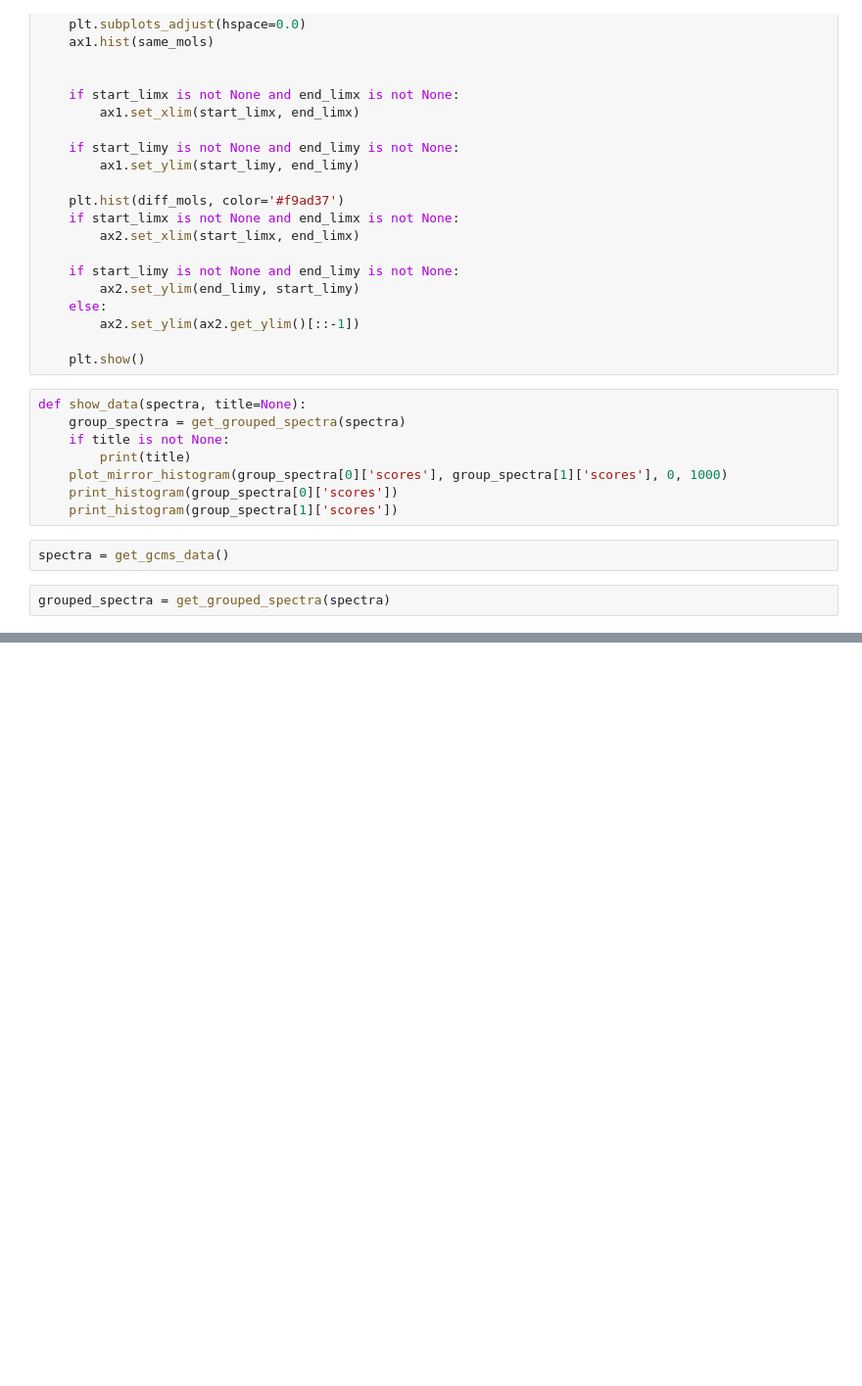
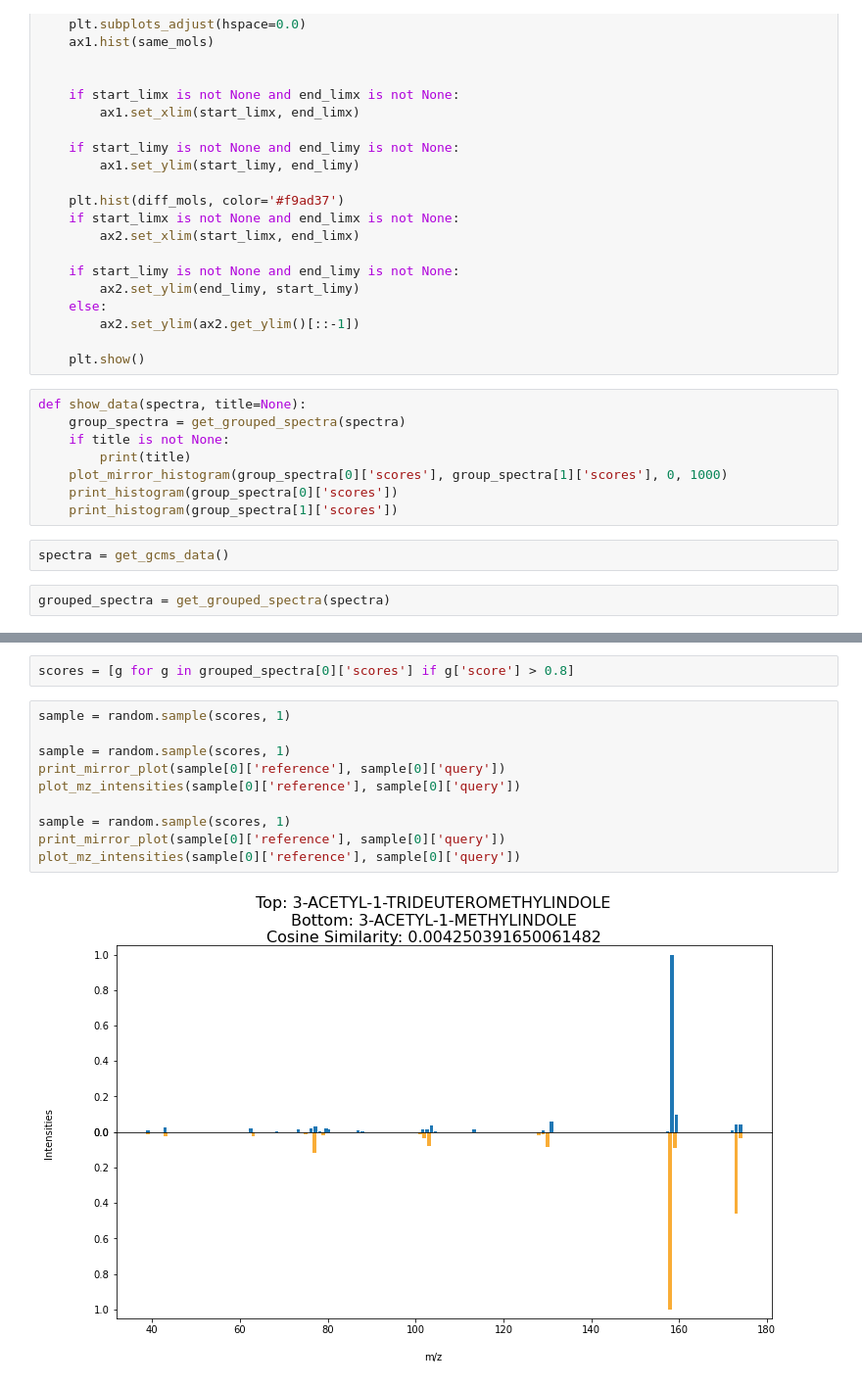
Before and after one commit to efrain2010/spec2vec_gcms_data_analysis, a Jupyter notebook: notebooks/Similarity score for GCMS.ipynb, the cells around one changed output, grey strips where cells are left out. Shown at 98% size. Drawn from its saved outputs; the diff is of its cells as text; blank space fills up the shorter version.

```diff
--- a/notebooks/Similarity score for GCMS.ipynb
+++ b/notebooks/Similarity score for GCMS.ipynb
@@ -192,0 +213,14 @@ print_mirror_plot(scores)
+# %%
+scores = [g for g in grouped_spectra[0]['scores'] if g['score'] > 0.8]
+# %%
+sample = random.sample(scores, 1)
+
+sample = random.sample(scores, 1)
+print_mirror_plot(sample[0]['reference'], sample[0]['query'])
+plot_mz_intensities(sample[0]['reference'], sample[0]['query'])
+
+sample = random.sample(scores, 1)
+print_mirror_plot(sample[0]['reference'], sample[0]['query'])
+plot_mz_intensities(sample[0]['reference'], sample[0]['query'])
+# %% [output]
+[figure, added]
```
Also changed, not shown: parts of 6 cells of this notebook.
